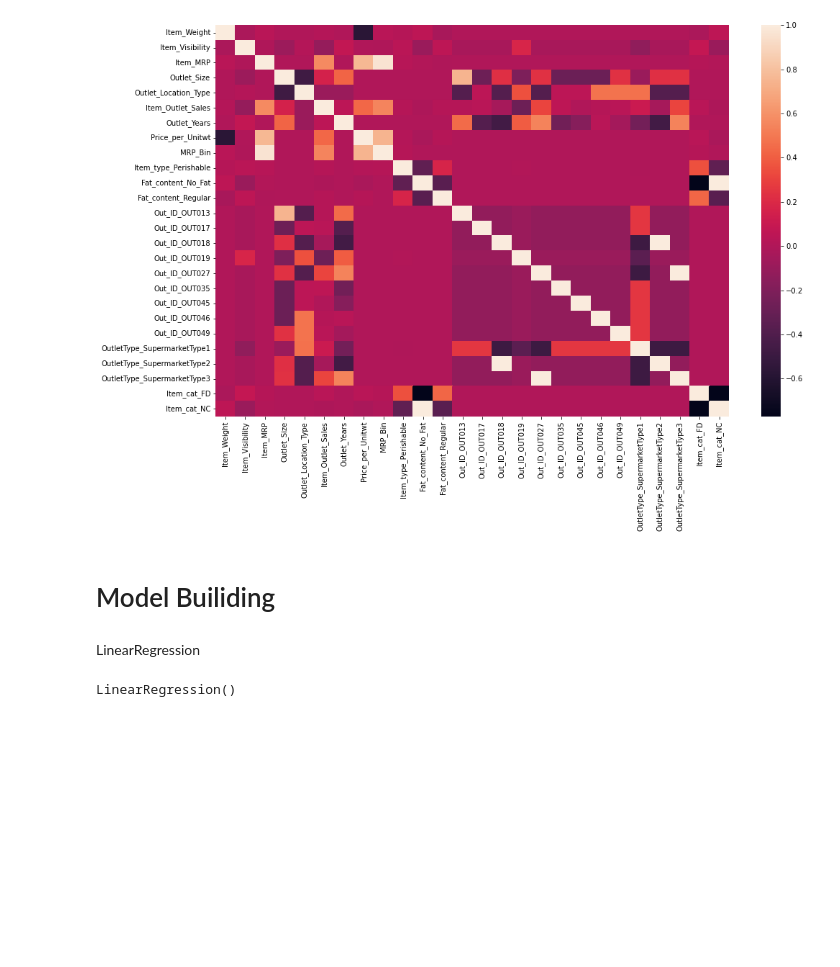
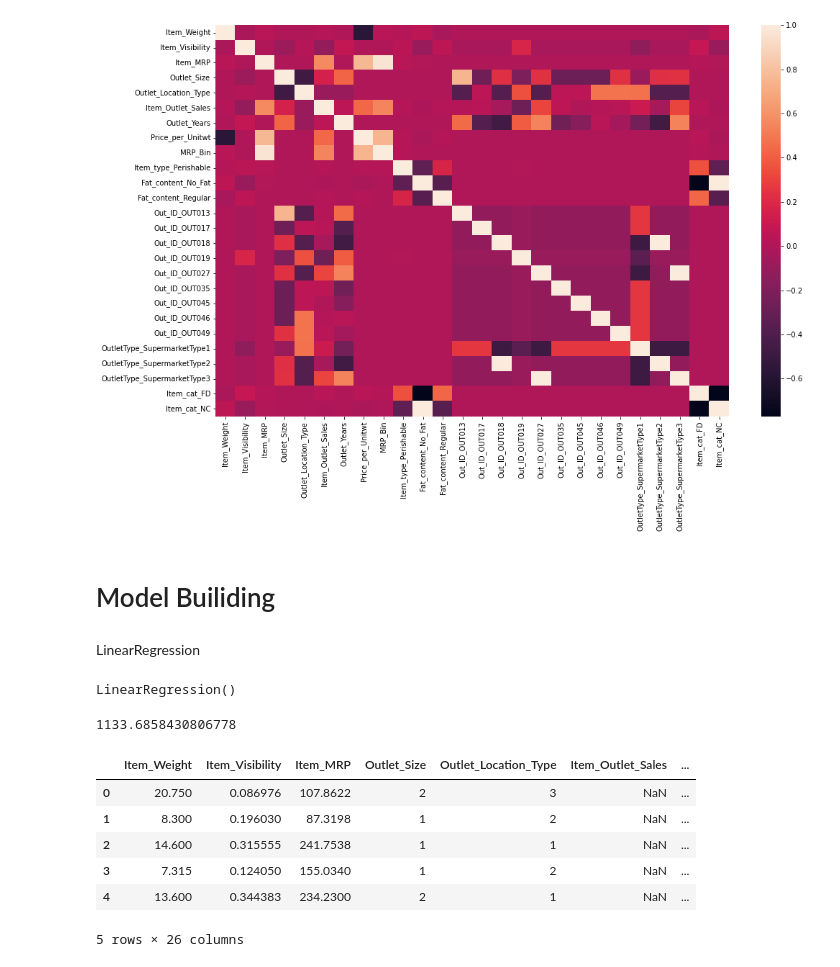
Before and after one commit to sathishrouthu/BigMart-Sales_Prediction, a Jupyter notebook: EDA-BigMart Sales.ipynb, the cells around one changed output. Cells and saved outputs as stored; diff of their text form; code cells hidden in the pictures; blank space fills up the shorter version.

```diff
--- a/EDA-BigMart Sales.ipynb
+++ b/EDA-BigMart Sales.ipynb
@@ -698,5 +698,19 @@ LR.fit(X_train,y_train)
 LinearRegression()
 # %%
 y_pred = LR.predict(X_test)
+# %%
+np.sqrt(mean_squared_error(y_pred,y_test))
+# %% [output]
+1133.6858430806778
 # %%
 ##########################################
+# %%
+test.head()
+# %% [output]
+|  | Item_Weight | Item_Visibility | Item_MRP | Outlet_Size | Outlet_Location_Type | Item_Outlet_Sales | ... |
+| 0 | 20.750 | 0.086976 | 107.8622 | 2 | 3 | NaN | ... |
+| 1 | 8.300 | 0.196030 | 87.3198 | 1 | 2 | NaN | ... |
+| 2 | 14.600 | 0.315555 | 241.7538 | 1 | 1 | NaN | ... |
+| 3 | 7.315 | 0.124050 | 155.0340 | 1 | 2 | NaN | ... |
+| 4 | 13.600 | 0.344383 | 234.2300 | 2 | 1 | NaN | ... |
+5 rows × 26 columns
```
Also changed, not shown: parts of 12 cells of this notebook.
